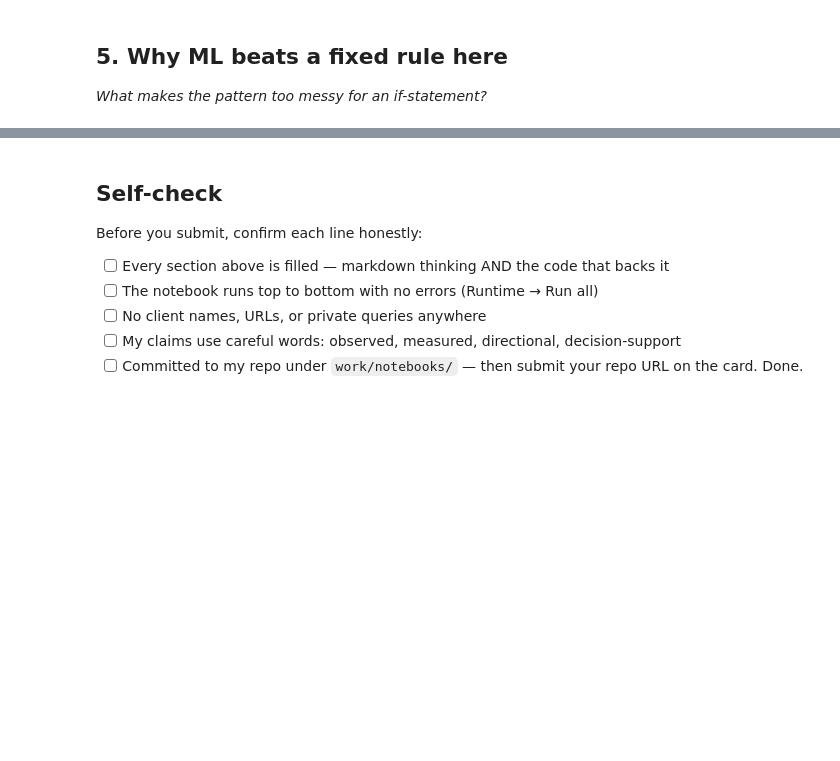
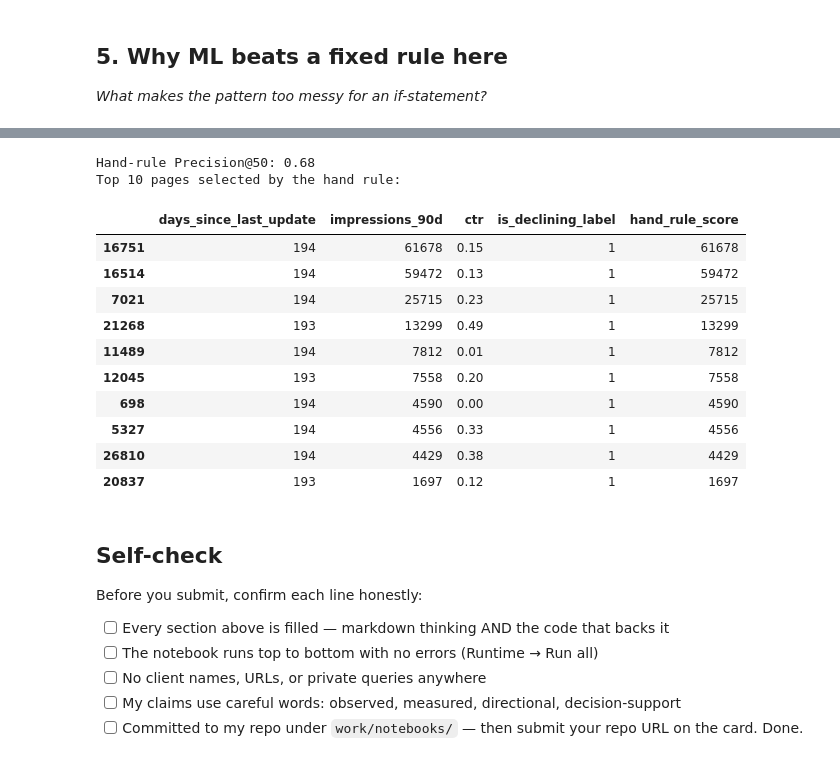
Before and after one commit to aminaljevakovich/flyrank-ml-internship, a Jupyter notebook: work/notebooks/w02_ml_task_framing.ipynb, the cells around one changed output, grey strips where cells are left out. Cells and saved outputs as stored; diff of their text form; code cells hidden in the pictures; blank space fills up the shorter version.

```diff
--- a/work/notebooks/w02_ml_task_framing.ipynb
+++ b/work/notebooks/w02_ml_task_framing.ipynb
@@ -27,3 +110,21 @@ This skeleton is yours to fill. Work the sections **in order** — each one has
 # %%
 # This cell is for CODE (numbers, a query, a check).
 # Write your text answer in the cell ABOVE this one — typing sentences here breaks Run All.
+
+import numpy as np
+
+def precision_at_k(scores, labels, k=50):
+    scores = np.asarray(scores)
+    labels = np.asarray(labels)
+
+    top_indices = np.argsort(-scores)[:k]
+    return labels[top_indices].mean()
+
+k = 50
+target_precision = 0.70
+
+print("Primary metric: Precision@50")
+print("Review capacity:", k, "pages")
+print("Provisional target:", target_precision)
+print("Target declining pages in top 50:",
+      int(k * target_precision))
@@ -41,6 +235,60 @@ This skeleton is yours to fill. Work the sections **in order** — each one has
 # %%
 # This cell is for CODE (numbers, a query, a check).
 # Write your text answer in the cell ABOVE this one — typing sentences here breaks Run All.
+
+# Example of a transparent hand-written ranking rule.
+
+stale = (
+    df["days_since_last_update"] >= 180
+).astype(int)
+
+visible = (
+    df["impressions_90d"] >= 500
+).astype(int)
+
+df["hand_rule_score"] = (
+    stale * visible * df["impressions_90d"]
+)
+
+baseline_precision = precision_at_k(
+    df["hand_rule_score"],
+    df["is_declining_label"],
+    k=50
+)
+
+print("Hand-rule Precision@50:",
+      round(baseline_precision, 3))
+
+print("Top 10 pages selected by the hand rule:")
+
+display(
+    df.sort_values(
+        "hand_rule_score",
+        ascending=False
+    )[
+        [
+            "days_since_last_update",
+            "impressions_90d",
+            "ctr",
+            "is_declining_label",
+            "hand_rule_score"
+        ]
+    ].head(10)
+)
+# %% [output]
+Hand-rule Precision@50: 0.68
+Top 10 pages selected by the hand rule:
+|  | days_since_last_update | impressions_90d | ctr | is_declining_label | hand_rule_score |
+| 16751 | 194 | 61678 | 0.15 | 1 | 61678 |
+| 16514 | 194 | 59472 | 0.13 | 1 | 59472 |
+| 7021 | 194 | 25715 | 0.23 | 1 | 25715 |
+| 21268 | 193 | 13299 | 0.49 | 1 | 13299 |
+| 11489 | 194 | 7812 | 0.01 | 1 | 7812 |
+| 12045 | 193 | 7558 | 0.20 | 1 | 7558 |
+| 698 | 194 | 4590 | 0.00 | 1 | 4590 |
+| 5327 | 194 | 4556 | 0.33 | 1 | 4556 |
+| 26810 | 194 | 4429 | 0.38 | 1 | 4429 |
+| 20837 | 193 | 1697 | 0.12 | 1 | 1697 |
 # %% [markdown]
 ## Self-check
 
```
Also changed, not shown: parts of 11 cells of this notebook.
